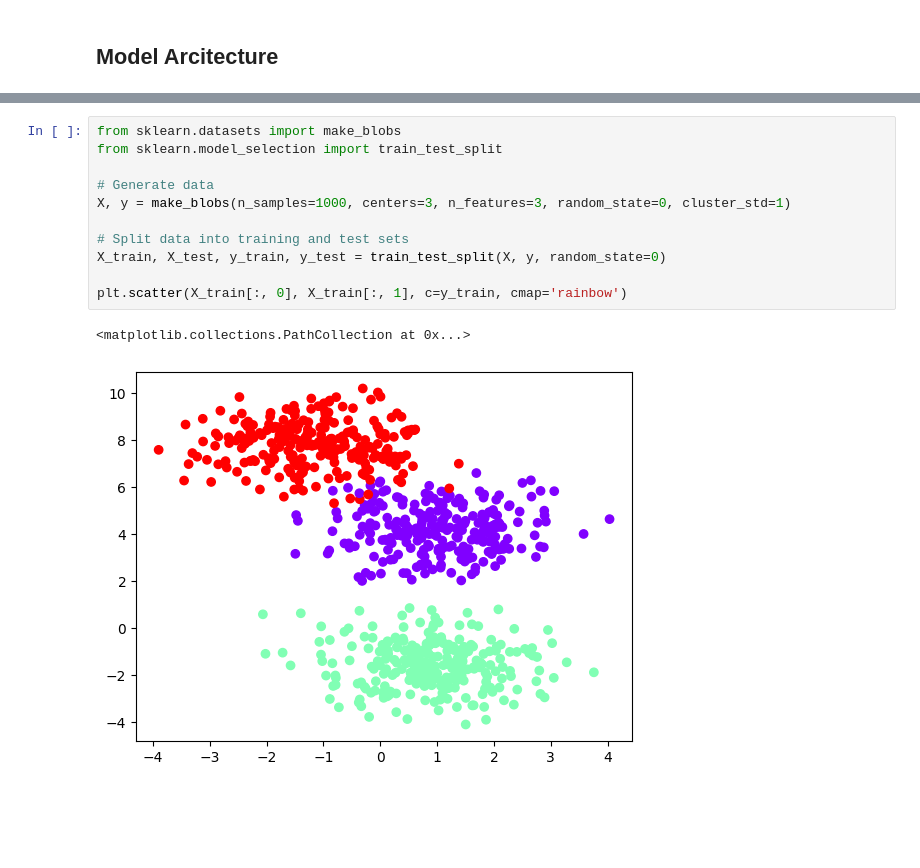
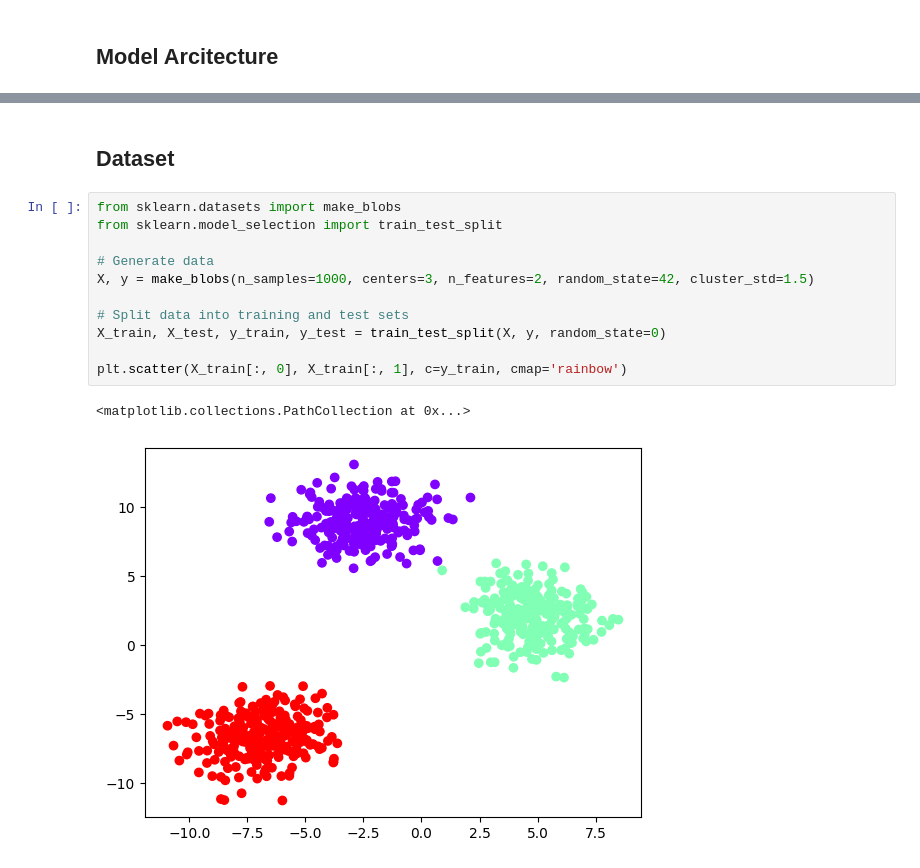
Before and after one commit to vishwasg217/ml-from-scratch, a Jupyter notebook: k-means-clustering/kmeans.ipynb, the cells around one changed output, grey strips where cells are left out. Saved outputs shown, nothing was run; the diff lists cells and outputs as text; blank space fills up the shorter version.

```diff
--- a/k-means-clustering/kmeans.ipynb
+++ b/k-means-clustering/kmeans.ipynb
@@ -51,18 +52,20 @@ class KMeans:
             distances = np.sqrt(np.sum((x - self.centroids)**2, axis=1))
             predictions.append(np.argmin(distances))
         return predictions
+# %% [markdown]
+## Dataset
 # %%
 from sklearn.datasets import make_blobs
 from sklearn.model_selection import train_test_split
 
 # Generate data
-X, y = make_blobs(n_samples=1000, centers=3, n_features=3, random_state=0, cluster_std=1)
+X, y = make_blobs(n_samples=1000, centers=3, n_features=2, random_state=42, cluster_std=1.5)
 
 # Split data into training and test sets
 X_train, X_test, y_train, y_test = train_test_split(X, y, random_state=0)
 
 plt.scatter(X_train[:, 0], X_train[:, 1], c=y_train, cmap='rainbow')
 # %% [output]
 <matplotlib.collections.PathCollection at 0x...>
-[figure, old version]
+[figure, new version]
 # %%
```
Also changed, not shown: parts of 10 cells of this notebook.
